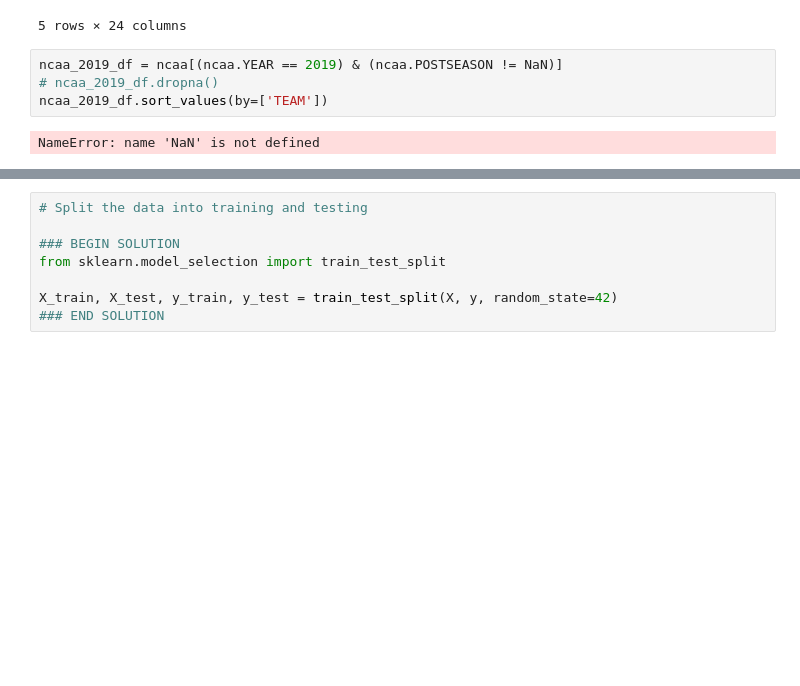
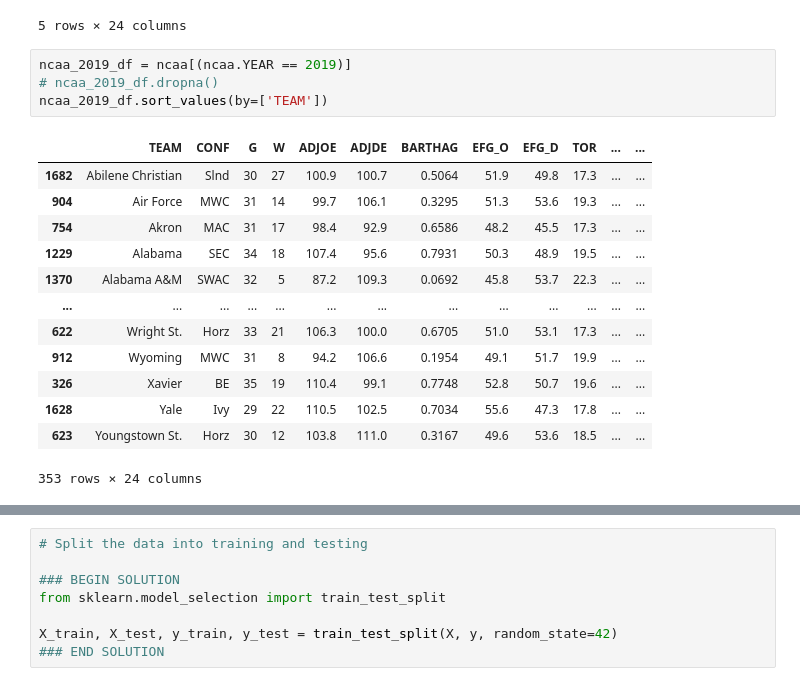
Before and after one commit to Vejaem/Final-Project, a Jupyter notebook: win_stats_seeded_teams.ipynb, the cells around one changed output, grey strips where cells are left out. Saved outputs shown, nothing was run; the diff lists cells and outputs as text; blank space fills up the shorter version.

```diff
--- a/win_stats_seeded_teams.ipynb
+++ b/win_stats_seeded_teams.ipynb
@@ -16,8 +16,20 @@ ncaa.head()
 | 4 | Gonzaga | WCC | 39 | 37 | 117.8 | 86.3 | 0.9728 | 56.6 | 41.1 | 16.2 | ... | ... |
 5 rows × 24 columns
 # %%
-ncaa_2019_df = ncaa[(ncaa.YEAR == 2019) & (ncaa.POSTSEASON != NaN)]
+ncaa_2019_df = ncaa[(ncaa.YEAR == 2019)]
 # ncaa_2019_df.dropna()
 ncaa_2019_df.sort_values(by=['TEAM'])
 # %% [output]
+|  | TEAM | CONF | G | W | ADJOE | ADJDE | BARTHAG | EFG_O | EFG_D | TOR | ... | ... |
+| 1682 | Abilene Christian | Slnd | 30 | 27 | 100.9 | 100.7 | 0.5064 | 51.9 | 49.8 | 17.3 | ... | ... |
+| 904 | Air Force | MWC | 31 | 14 | 99.7 | 106.1 | 0.3295 | 51.3 | 53.6 | 19.3 | ... | ... |
+| 754 | Akron | MAC | 31 | 17 | 98.4 | 92.9 | 0.6586 | 48.2 | 45.5 | 17.3 | ... | ... |
+| 1229 | Alabama | SEC | 34 | 18 | 107.4 | 95.6 | 0.7931 | 50.3 | 48.9 | 19.5 | ... | ... |
+| 1370 | Alabama A&M | SWAC | 32 | 5 | 87.2 | 109.3 | 0.0692 | 45.8 | 53.7 | 22.3 | ... | ... |
+| ... | ... | ... | ... | ... | ... | ... | ... | ... | ... | ... | ... | ... |
+| 622 | Wright St. | Horz | 33 | 21 | 106.3 | 100.0 | 0.6705 | 51.0 | 53.1 | 17.3 | ... | ... |
+| 912 | Wyoming | MWC | 31 | 8 | 94.2 | 106.6 | 0.1954 | 49.1 | 51.7 | 19.9 | ... | ... |
+| 326 | Xavier | BE | 35 | 19 | 110.4 | 99.1 | 0.7748 | 52.8 | 50.7 | 19.6 | ... | ... |
+| 1628 | Yale | Ivy | 29 | 22 | 110.5 | 102.5 | 0.7034 | 55.6 | 47.3 | 17.8 | ... | ... |
+| 623 | Youngstown St. | Horz | 30 | 12 | 103.8 | 111.0 | 0.3167 | 49.6 | 53.6 | 18.5 | ... | ... |
-NameError: name 'NaN' is not defined
+353 rows × 24 columns
```
Also changed, not shown: parts of 6 cells of this notebook.
